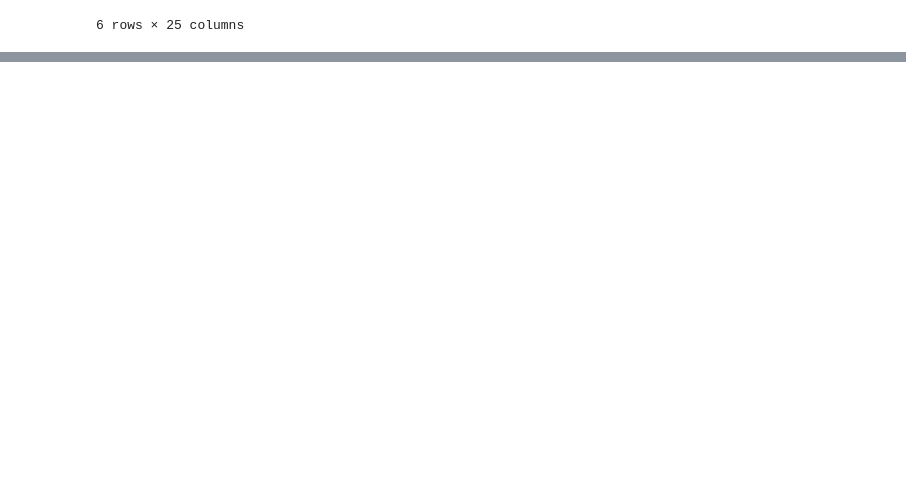
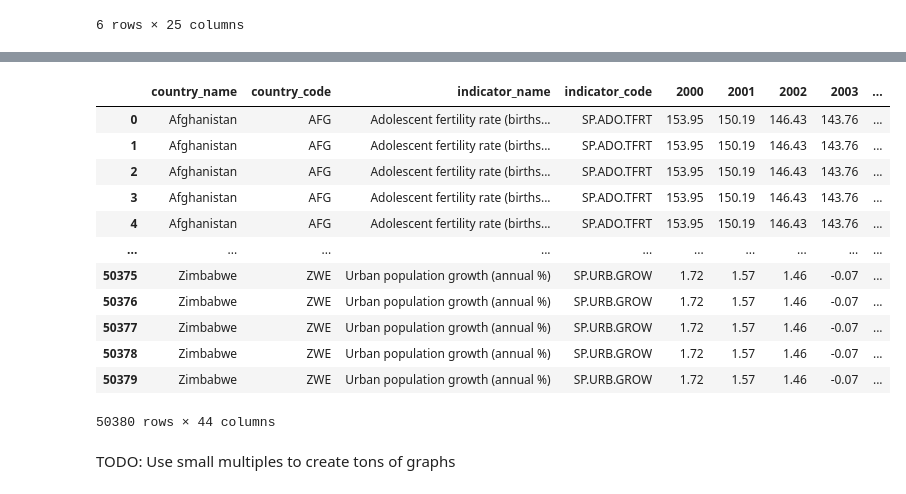
Before and after one commit to epfl-ada/ada-2021-project-hivemind, a Jupyter notebook: dataset_wdi.ipynb, the cells around one changed output, grey strips where cells are left out. Saved outputs shown, nothing was run; the diff lists cells and outputs as text; code cells hidden in the pictures; blank space fills up the shorter version.

```diff
--- a/dataset_wdi.ipynb
+++ b/dataset_wdi.ipynb
@@ -201,0 +218,19 @@ TODO: Use small multiples to create tons of graphs
+# %%
+wdi_with_disasters = wdi.merge(disasters, left_on=["country_name"], right_on=["Country"], how="left")
+wdi_with_disasters
+# %% [output]
+|  | country_name | country_code | indicator_name | indicator_code | 2000 | 2001 | 2002 | 2003 | ... |
+| 0 | Afghanistan | AFG | Adolescent fertility rate (births... | SP.ADO.TFRT | 153.95 | 150.19 | 146.43 | 143.76 | ... |
+| 1 | Afghanistan | AFG | Adolescent fertility rate (births... | SP.ADO.TFRT | 153.95 | 150.19 | 146.43 | 143.76 | ... |
+| 2 | Afghanistan | AFG | Adolescent fertility rate (births... | SP.ADO.TFRT | 153.95 | 150.19 | 146.43 | 143.76 | ... |
+| 3 | Afghanistan | AFG | Adolescent fertility rate (births... | SP.ADO.TFRT | 153.95 | 150.19 | 146.43 | 143.76 | ... |
+| 4 | Afghanistan | AFG | Adolescent fertility rate (births... | SP.ADO.TFRT | 153.95 | 150.19 | 146.43 | 143.76 | ... |
+| ... | ... | ... | ... | ... | ... | ... | ... | ... | ... |
+| 50375 | Zimbabwe | ZWE | Urban population growth (annual %) | SP.URB.GROW | 1.72 | 1.57 | 1.46 | -0.07 | ... |
+| 50376 | Zimbabwe | ZWE | Urban population growth (annual %) | SP.URB.GROW | 1.72 | 1.57 | 1.46 | -0.07 | ... |
+| 50377 | Zimbabwe | ZWE | Urban population growth (annual %) | SP.URB.GROW | 1.72 | 1.57 | 1.46 | -0.07 | ... |
+| 50378 | Zimbabwe | ZWE | Urban population growth (annual %) | SP.URB.GROW | 1.72 | 1.57 | 1.46 | -0.07 | ... |
+| 50379 | Zimbabwe | ZWE | Urban population growth (annual %) | SP.URB.GROW | 1.72 | 1.57 | 1.46 | -0.07 | ... |
+50380 rows × 44 columns
+# %% [markdown]
+TODO: Use small multiples to create tons of graphs
```
Also changed, not shown: parts of 3 cells of this notebook.
